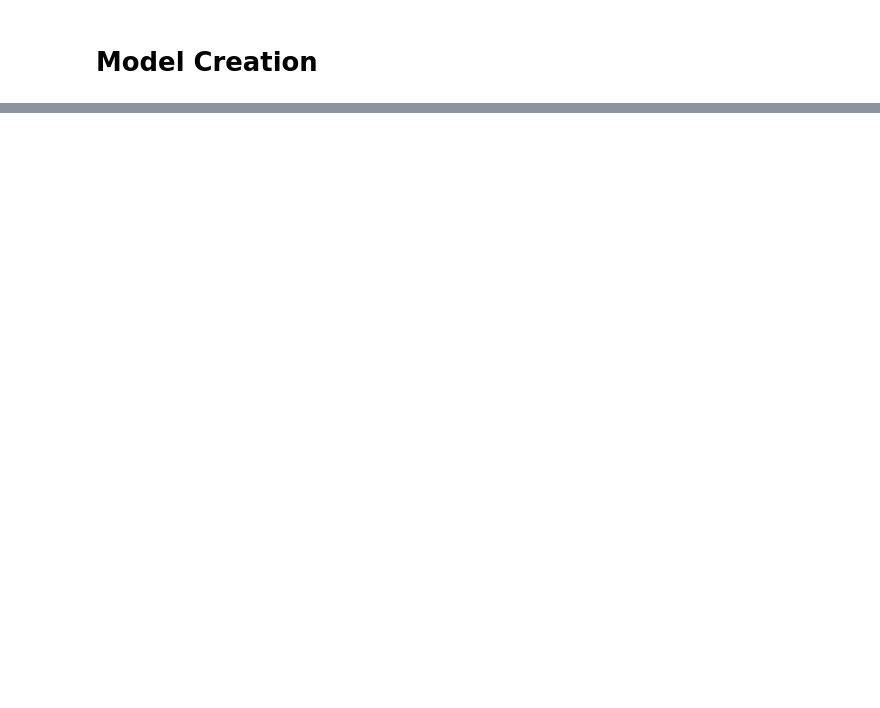
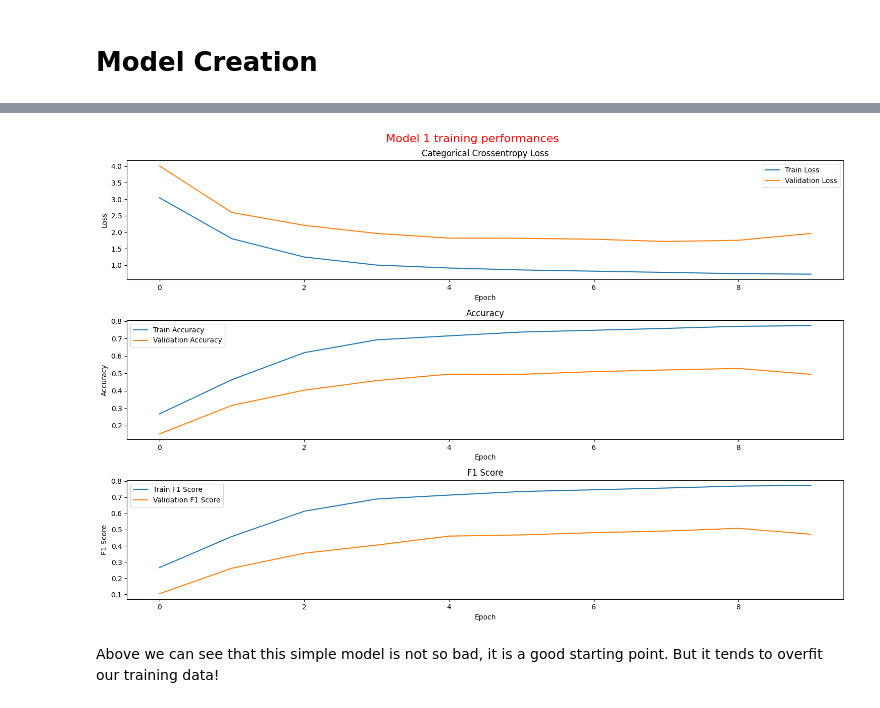
Before and after one commit to RiccardoRomeo01/Deep-Learning-Project-Work, a Jupyter notebook: DL_Project_Work.ipynb, the cells around one changed output, grey strips where cells are left out. Saved outputs shown, nothing was run; the diff lists cells and outputs as text; code cells hidden in the pictures; blank space fills up the shorter version.

Commit message:
adding more models

```diff
--- a/DL_Project_Work.ipynb
+++ b/DL_Project_Work.ipynb
@@ -480,6 +566,7 @@ TensorShape([20, 32, 1])
 # %%
+# MODEL1: CONV -> ReLU -> MaxPool -> FC -> ReLU -> FC
 model1 = Sequential([
-    Input(shape=input_shape),
+    Input(shape=INPUT_SHAPE),
     Conv2D(16, 3,  activation='relu'),
     MaxPooling2D((2,2)),
     Flatten(),
@@ -509,6 +604,7 @@ Model: "sequential_19"
 # %%
 model1.compile(
-    optimizer=tf.keras.optimizers.Adam(),
-    loss=tf.keras.losses.CategoricalCrossentropy(),
-    metrics=['accuracy', 'f1_score'],
+    optimizer = tf.keras.optimizers.AdamW(),
+    loss = tf.keras.losses.CategoricalCrossentropy(),
+    metrics = ['accuracy',
+             tf.keras.metrics.F1Score(average='weighted', name='f1_score')],
 )
@@ -514,0 +613,6 @@ model1.compile(
+# %%
+model1_es = tf.keras.callbacks.EarlyStopping(monitor="val_loss",
+                                             min_delta=0.01,
+                                             verbose=1,
+                                             patience=2,
+                                             restore_best_weights=True)
@@ -515,8 +621,9 @@ model1.compile(
 # %%
-EPOCHS = 10
+EPOCHS = 20
 history1 = model1.fit(
     train_ds,
     validation_data = validation_ds,
-    epochs = EPOCHS
+    epochs = EPOCHS,
+    callbacks=model1_es
 )
 # %% [output]
@@ -542,0 +647,6 @@ Epoch 10/10
+# %%
+plot_model_history(history1, "Model 1 training performances")
+# %% [output]
+[figure, added]
+# %% [markdown]
+Above we can see that this simple model is not so bad, it is a good starting point. But it tends to overfit our training data!
```
Also changed, not shown: parts of 71 cells of this notebook.
